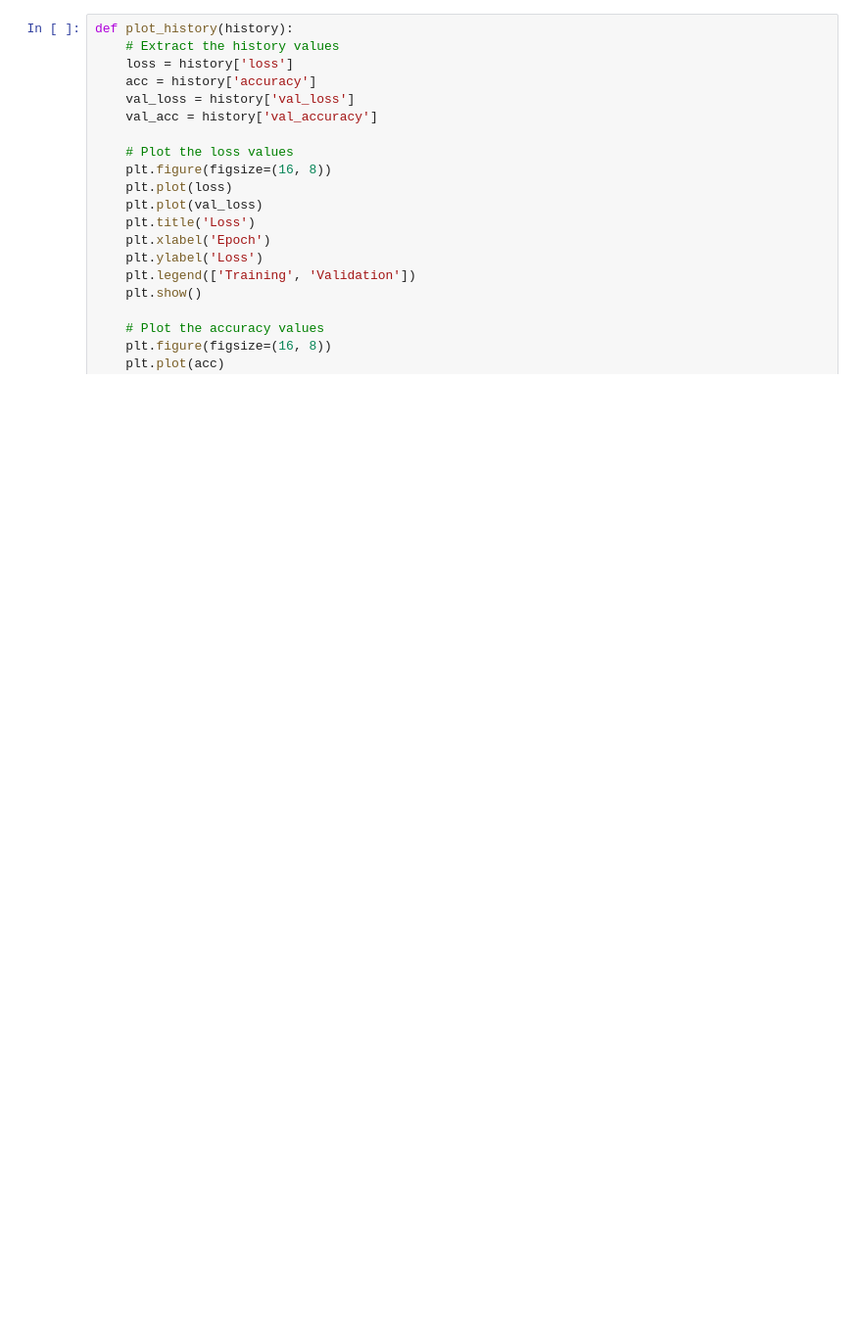
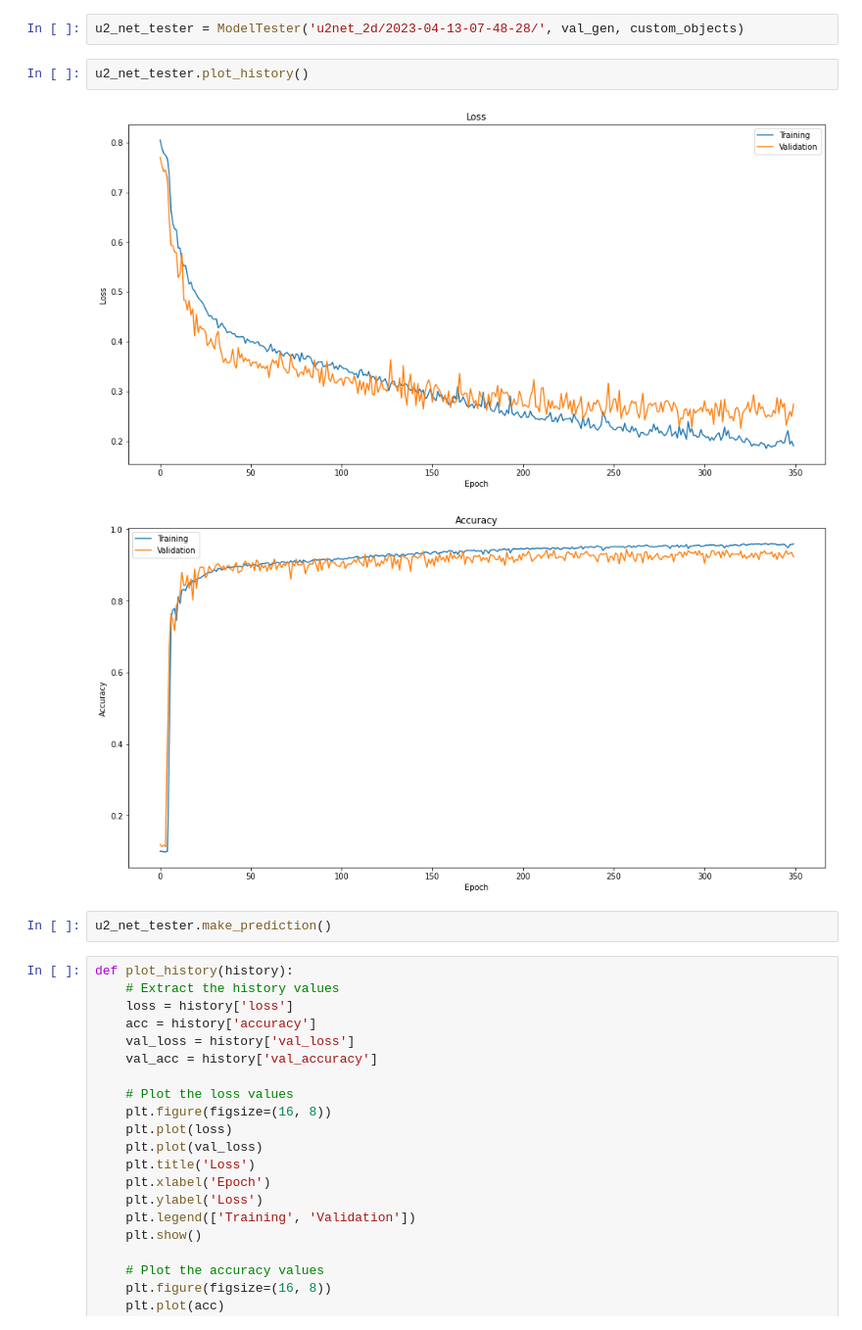
Before and after one commit to szymciem8/Analysis-of-thyroid-US-images-with-ML, a Jupyter notebook: unet_collection/model_tester.ipynb, the cells around one changed output. Shown at 98% size. Cells and saved outputs as stored; diff of their text form; blank space fills up the shorter version.

```diff
--- a/unet_collection/model_tester.ipynb
+++ b/unet_collection/model_tester.ipynb
@@ -65,3 +129,12 @@ plt.show()
+# %%
+u2_net_tester = ModelTester('u2net_2d/2023-04-13-07-48-28/', val_gen, custom_objects)
+# %%
+u2_net_tester.plot_history()
+# %% [output]
+[figure, added]
+[figure, added]
+# %%
+u2_net_tester.make_prediction()
 # %%
 def plot_history(history):
     # Extract the history values
```
Also changed, not shown: parts of 26 cells of this notebook, 9 other files.
